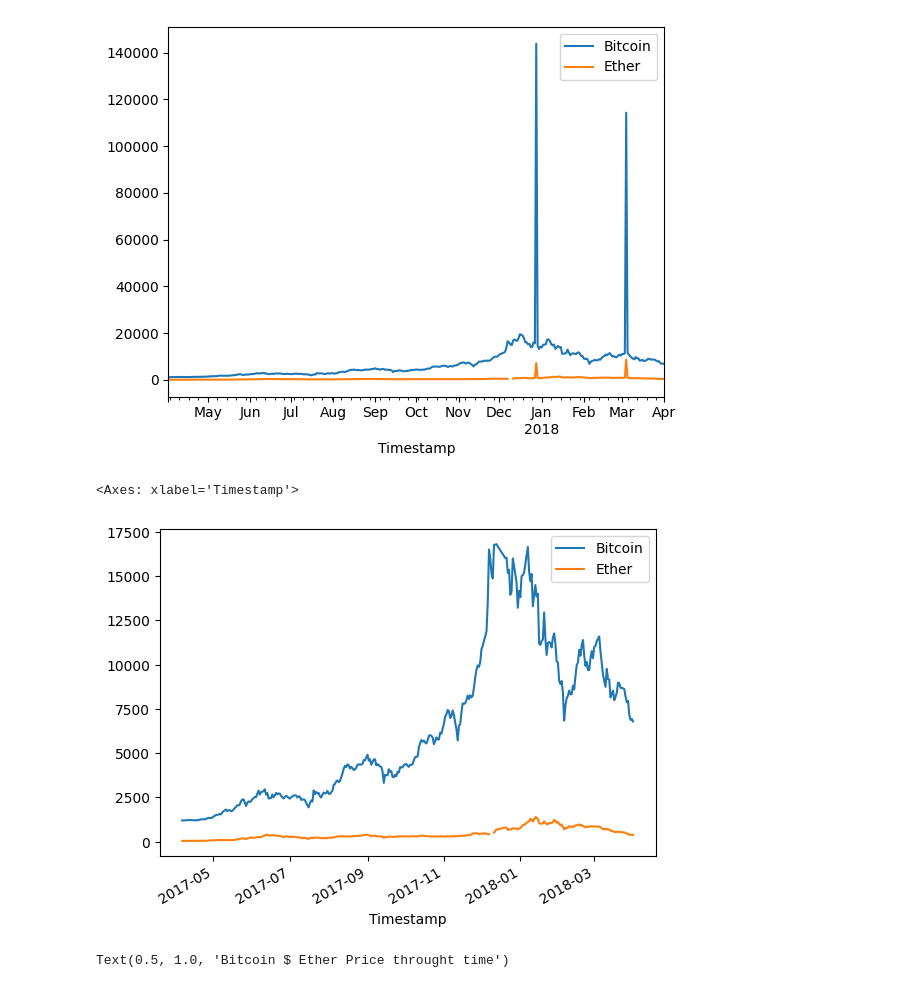
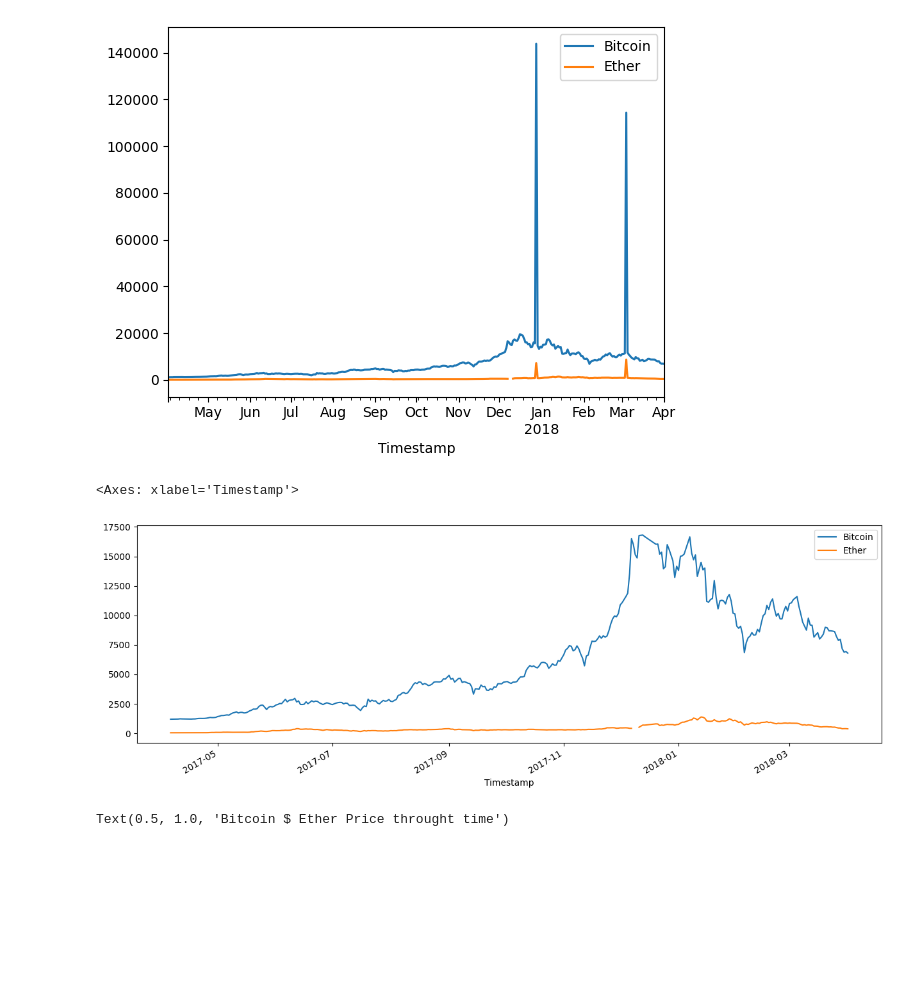
Before and after one commit to SergioAMT/Data-analysis, a Jupyter notebook: BTC Example.ipynb, the cells around one changed output. Saved outputs shown, nothing was run; the diff lists cells and outputs as text; code cells hidden in the pictures; blank space fills up the shorter version.

```diff
--- a/BTC Example.ipynb
+++ b/BTC Example.ipynb
@@ -4,6 +5,6 @@ import matplotlib.pyplot as plt
 import seaborn as sns
 # %%
-df = pd.read_csv('btc-eth-prices-outliers.csv', parse_dates=True, index_col='Timestamp')
+df = pd.read_csv('btc-eth-prices-outliers.csv', index_col='Timestamp', parse_dates=True)
 df
 # %% [output]
 |  | Bitcoin | Ether |
@@ -28,12 +29,12 @@ df.plot()
 # %%
 df_new = df[
     (df['Bitcoin'] >= df['Bitcoin'].quantile(0.025)) &
     (df['Bitcoin'] <= df['Bitcoin'].quantile(0.975))
 ]
-df_new.plot()
+df_new.plot(figsize=(15,5))
 # %% [output]
 <Axes: xlabel='Timestamp'>
-[figure, old version]
+[figure, new version]
 # %%
 fig,ax = plt.subplots(figsize = (12,5))
 ax.plot(df['Bitcoin'], color='blue', label='Bitcoin')
```
Also changed, not shown: parts of 40 cells of this notebook.
